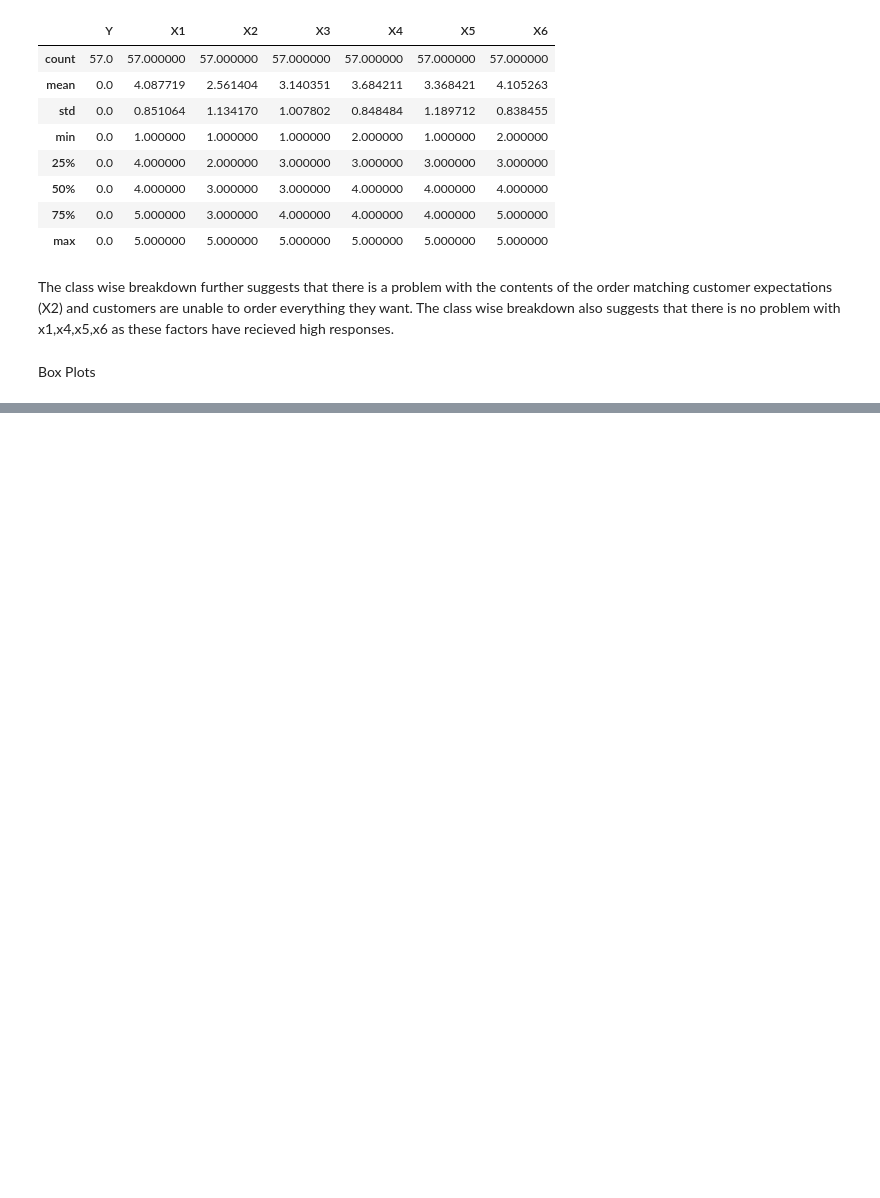
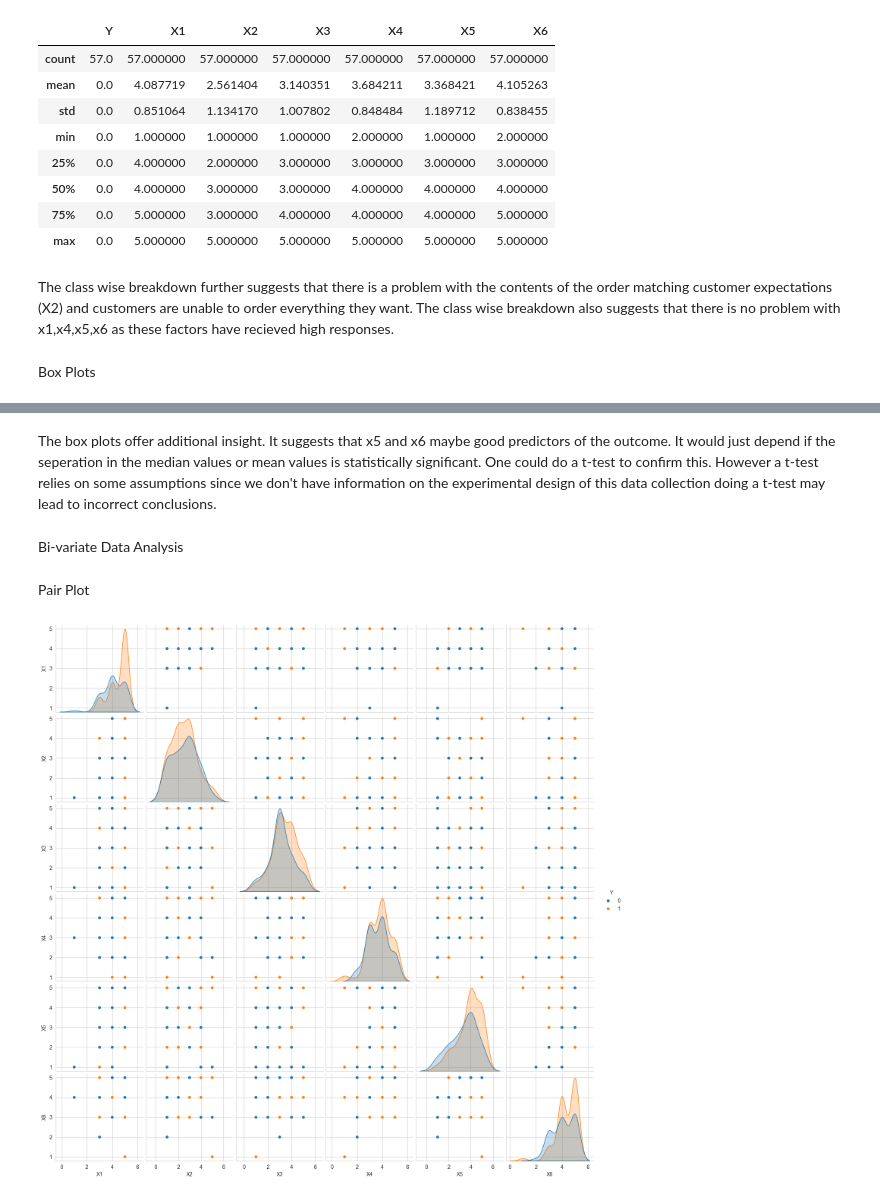
Before and after one commit to pranav-netizen/GzHmM9Jpdpfq0fdG, a Jupyter notebook: first-project-apziva.ipynb, the cells around one changed output, grey strips where cells are left out. Drawn from its saved outputs; the diff is of its cells as text; code cells hidden in the pictures; blank space fills up the shorter version.

```diff
--- a/first-project-apziva.ipynb
+++ b/first-project-apziva.ipynb
@@ -106,0 +120,12 @@ AttributeError: module 'matplotlib.pyplot' has no attribute 'subsplot'
+# %% [markdown]
+The box plots offer additional insight. It suggests that x5 and x6 maybe good predictors of the outcome. It would just depend if the seperation in the median values or mean values is statistically significant. One could do a t-test to confirm this. However a t-test relies on some assumptions since we don't have information on the experimental design of this data collection doing a t-test may lead to incorrect conclusions.
+# %% [markdown]
+Bi-variate Data Analysis
+# %% [markdown]
+Pair Plot
+# %%
+sns.set_style('whitegrid')
+sns.pairplot(data,hue='Y')
+plt.show()
+# %% [output]
+[figure, added]
```
Also changed, not shown: parts of 8 cells of this notebook.
